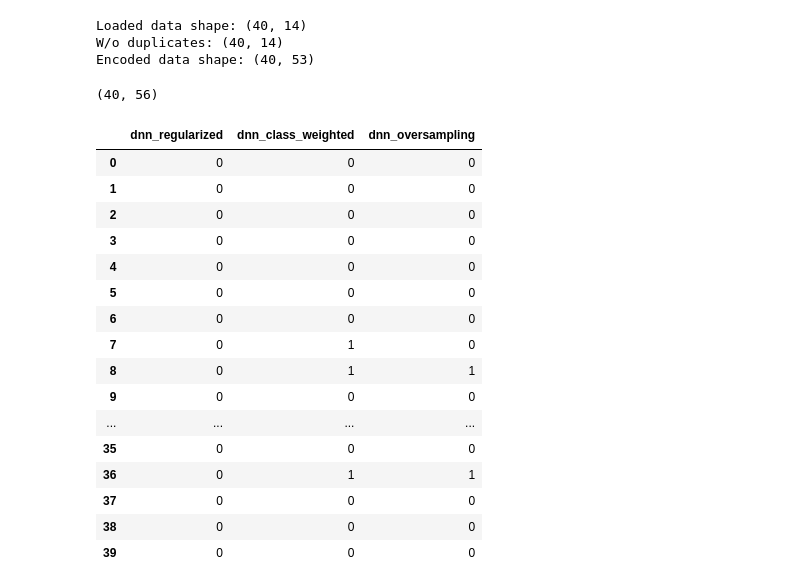
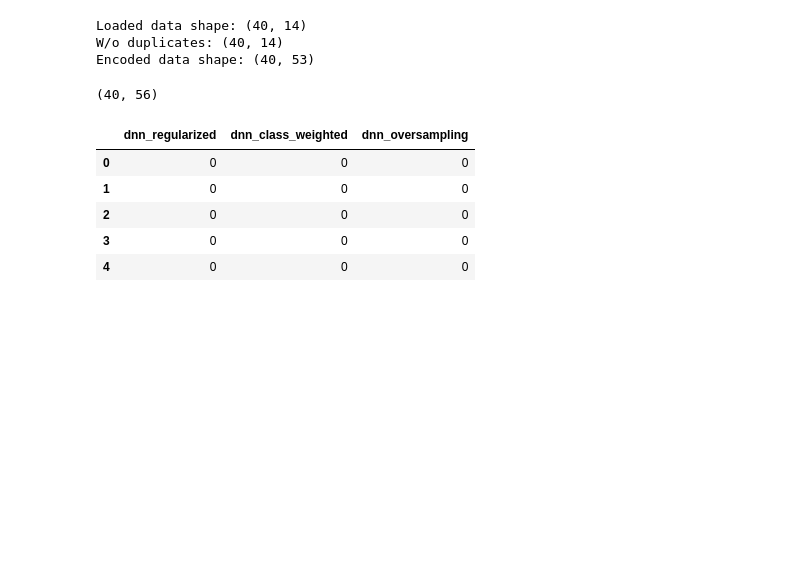
Before and after one commit to tibfab/bank-campaign-ml, a Jupyter notebook: ds_ml_dnn.ipynb, the cells around one changed output. Cells and saved outputs as stored; diff of their text form; code cells hidden in the pictures; blank space fills up the shorter version.

```diff
--- a/ds_ml_dnn.ipynb
+++ b/ds_ml_dnn.ipynb
@@ -723,30 +723,19 @@ Encoded data shape: (40, 53)
 # %%
 threshold = 0.5
 
 test_predictions = {}
 test_predictions['dnn_regularized'] = np.where(dnn_regularized.predict(x_test) > threshold, 1, 0).squeeze()
 test_predictions['dnn_class_weighted'] = np.where(dnn_weighted.predict(x_test) > threshold, 1, 0).squeeze()
 test_predictions['dnn_oversampling'] = np.where(dnn_os.predict(x_test) > threshold, 1, 0).squeeze()
 test_pred_df = pd.DataFrame().from_dict(test_predictions)
-test_pred_df
+test_pred_df.head()
 # %% [output]
 |  | dnn_regularized | dnn_class_weighted | dnn_oversampling |
 | 0 | 0 | 0 | 0 |
 | 1 | 0 | 0 | 0 |
 | 2 | 0 | 0 | 0 |
 | 3 | 0 | 0 | 0 |
 | 4 | 0 | 0 | 0 |
-| 5 | 0 | 0 | 0 |
-| 6 | 0 | 0 | 0 |
-| 7 | 0 | 1 | 0 |
-| 8 | 0 | 1 | 1 |
-| 9 | 0 | 0 | 0 |
-| ... | ... | ... | ... |
-| 35 | 0 | 0 | 0 |
-| 36 | 0 | 1 | 1 |
-| 37 | 0 | 0 | 0 |
-| 38 | 0 | 0 | 0 |
-| 39 | 0 | 0 | 0 |
 # %%
 # read file first to append predictions
 test_file_name = 'test_predictions.csv'
```
Also changed, not shown: parts of 3 cells of this notebook, 2 other files.
